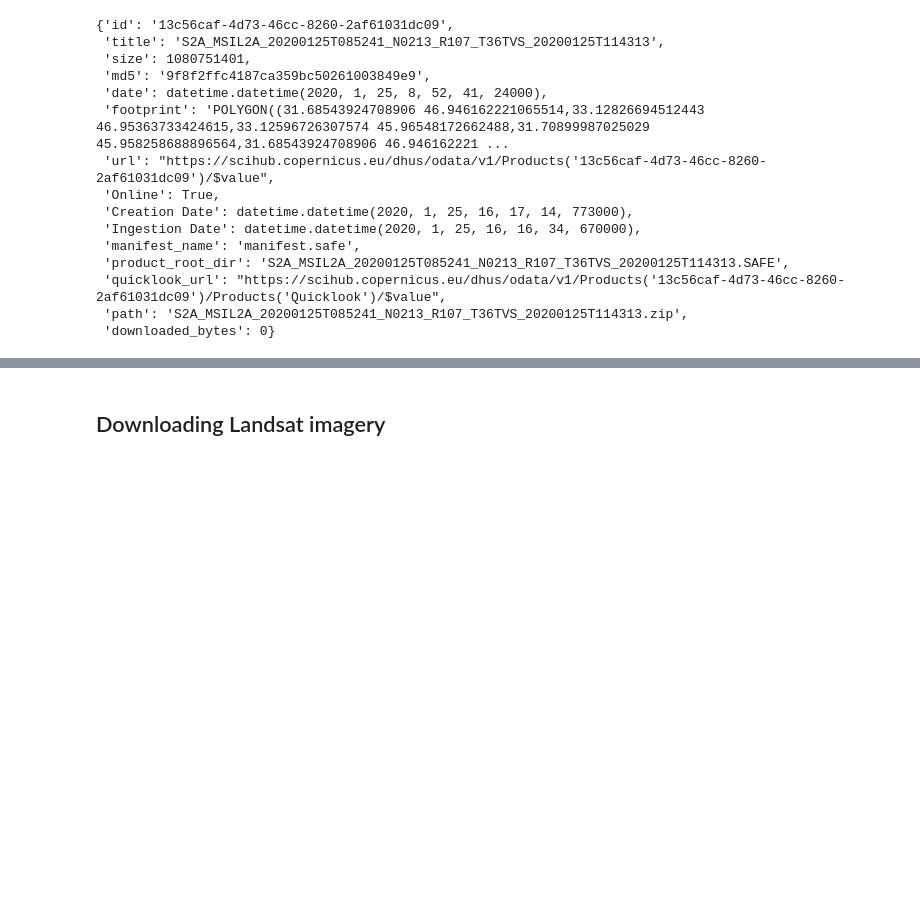
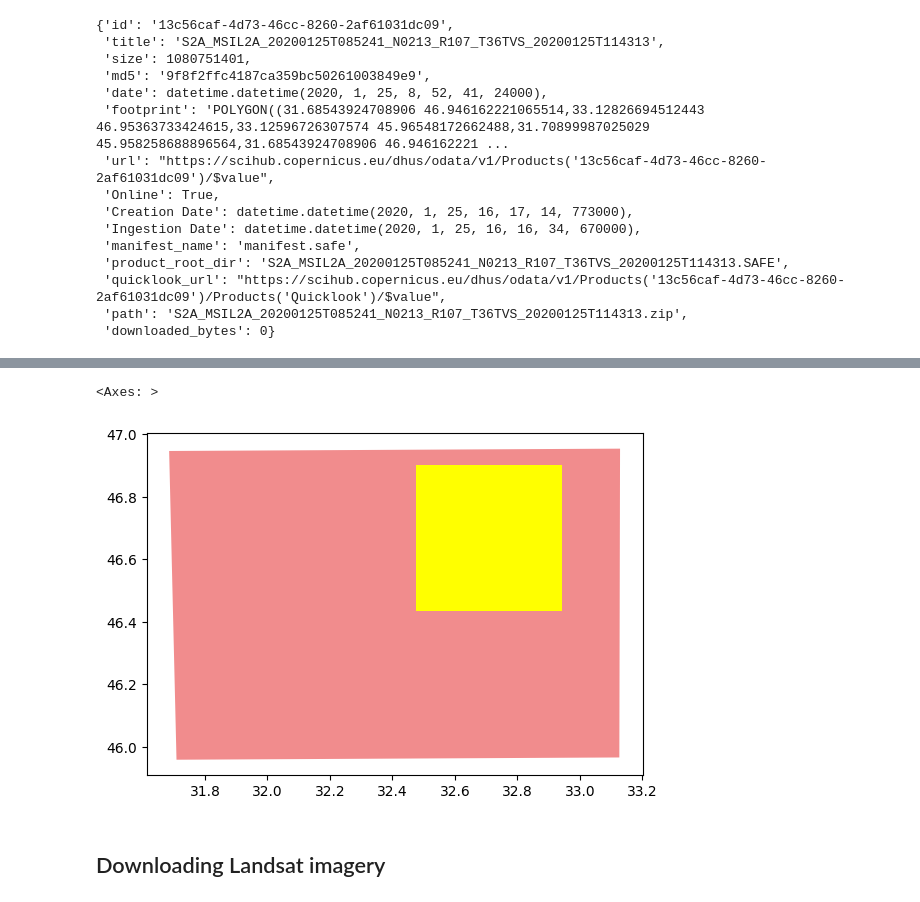
Before and after one commit to turkim1/satellite_flood_detection, a Jupyter notebook: notebooks/01_download_data_v00.ipynb, the cells around one changed output, grey strips where cells are left out. Cells and saved outputs as stored; diff of their text form; code cells hidden in the pictures; blank space fills up the shorter version.

```diff
--- a/notebooks/download_data_v00.ipynb
+++ b/notebooks/01_download_data_v00.ipynb
@@ -90,0 +91,7 @@ Unzipping completed.
+# %%
+a_sentinel_gdf = DownloadImagery.search_sentinel(username = username_sentinel,
+                                                password = password_sentinel,
+                                                boundary= geom,
+                                                start_date= '20230620',
+                                                end_date= '20230630',
+                                                max_cloud_cover= 25)
@@ -90,0 +104,14 @@ Unzipping completed.
+# %%
+ax = a_sentinel_gdf.plot('platformidentifier',
+                    alpha = 0.5,
+                    cmap = 'Set1',
+                    #legend = True
+                     )
+geom.plot(ax=ax)
+
+square_geom = DownloadImagery.create_square_bbox(geom['geometry'])
+
+square_geom.plot(ax=ax, color = 'yellow')
+# %% [output]
+<Axes: >
+[figure, added]
```
Also changed, not shown: parts of 9 cells of this notebook, 7 other files.
